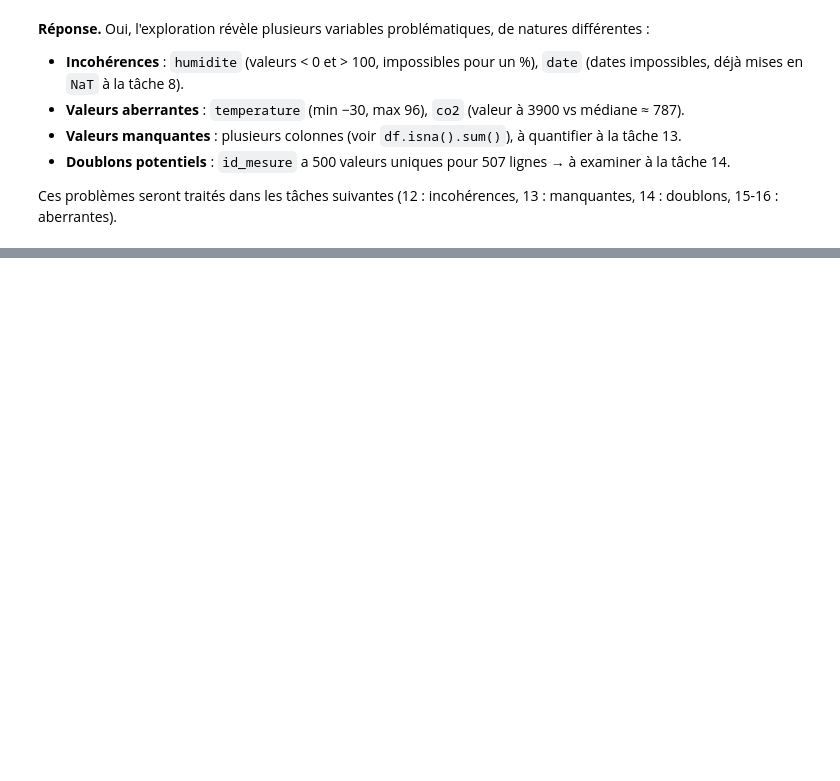
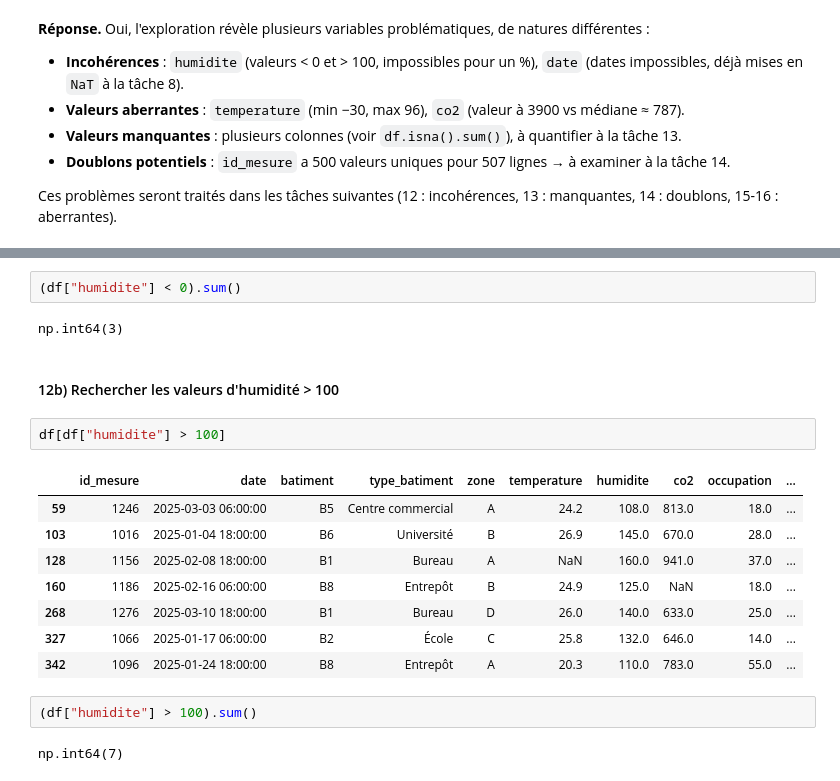
Before and after one commit to khadija470/atelier_prepa_donnees_tab, a Jupyter notebook: notebooks/atelier_prepa_donnees_tab.ipynb, the cells around one changed output, grey strips where cells are left out. Cells and saved outputs as stored; diff of their text form; blank space fills up the shorter version.

Commit message:
b) rechercher des valeurs telles que humidité > 100

```diff
--- a/notebooks/atelier_prepa_donnees_tab.ipynb
+++ b/notebooks/atelier_prepa_donnees_tab.ipynb
@@ -207,0 +219,21 @@ Ces problèmes seront traités dans les tâches suivantes (12 : incohérences, 1
+# %%
+(df["humidite"] < 0).sum()
+# %% [output]
+np.int64(3)
+# %% [markdown]
+#### 12b) Rechercher les valeurs d'humidité > 100
+# %%
+df[df["humidite"] > 100]
+# %% [output]
+|  | id_mesure | date | batiment | type_batiment | zone | temperature | humidite | co2 | occupation | ... |
+| 59 | 1246 | 2025-03-03 06:00:00 | B5 | Centre commercial | A | 24.2 | 108.0 | 813.0 | 18.0 | ... |
+| 103 | 1016 | 2025-01-04 18:00:00 | B6 | Université | B | 26.9 | 145.0 | 670.0 | 28.0 | ... |
+| 128 | 1156 | 2025-02-08 18:00:00 | B1 | Bureau | A | NaN | 160.0 | 941.0 | 37.0 | ... |
+| 160 | 1186 | 2025-02-16 06:00:00 | B8 | Entrepôt | B | 24.9 | 125.0 | NaN | 18.0 | ... |
+| 268 | 1276 | 2025-03-10 18:00:00 | B1 | Bureau | D | 26.0 | 140.0 | 633.0 | 25.0 | ... |
+| 327 | 1066 | 2025-01-17 06:00:00 | B2 | École | C | 25.8 | 132.0 | 646.0 | 14.0 | ... |
+| 342 | 1096 | 2025-01-24 18:00:00 | B8 | Entrepôt | A | 20.3 | 110.0 | 783.0 | 55.0 | ... |
+# %%
+(df["humidite"] > 100).sum()
+# %% [output]
+np.int64(7)
```
Also changed, not shown: parts of 3 cells of this notebook.
